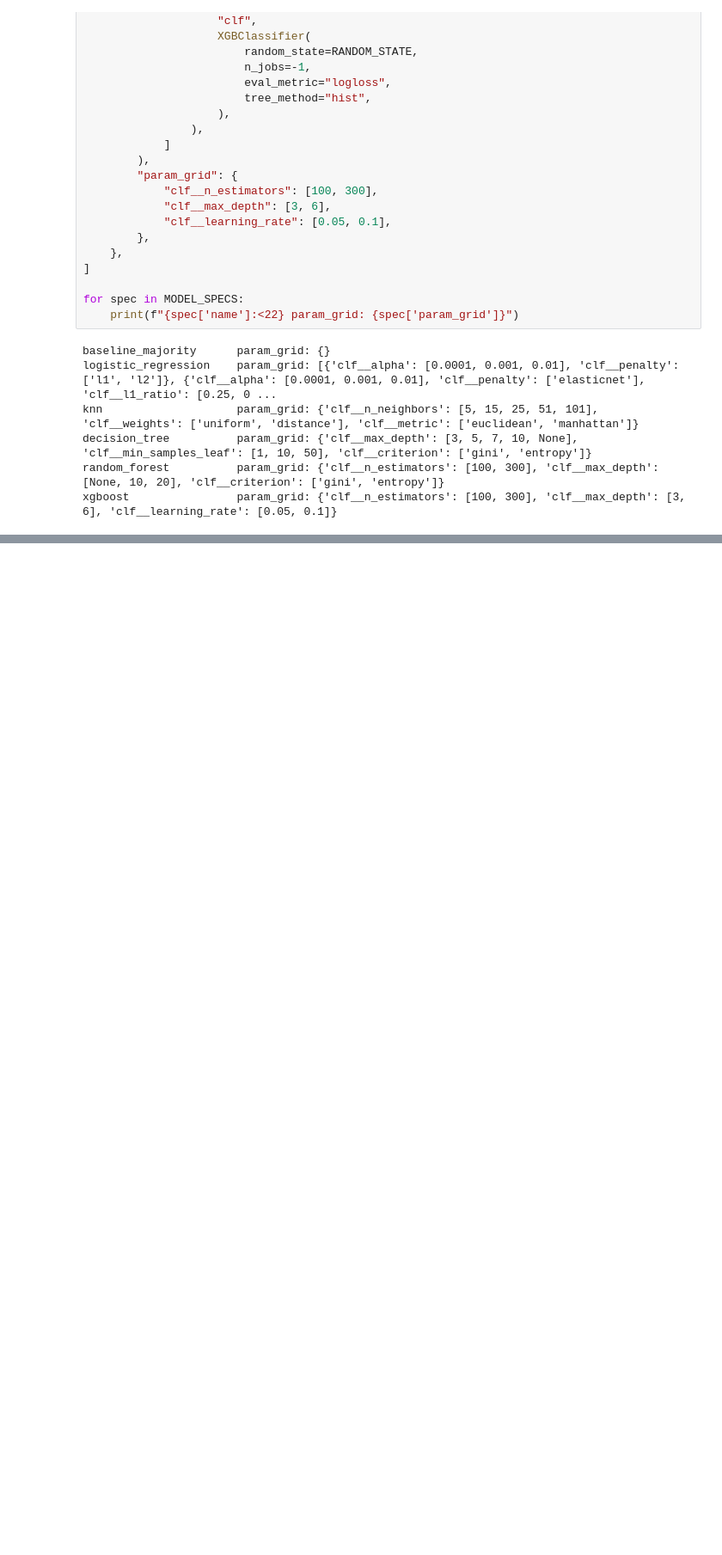
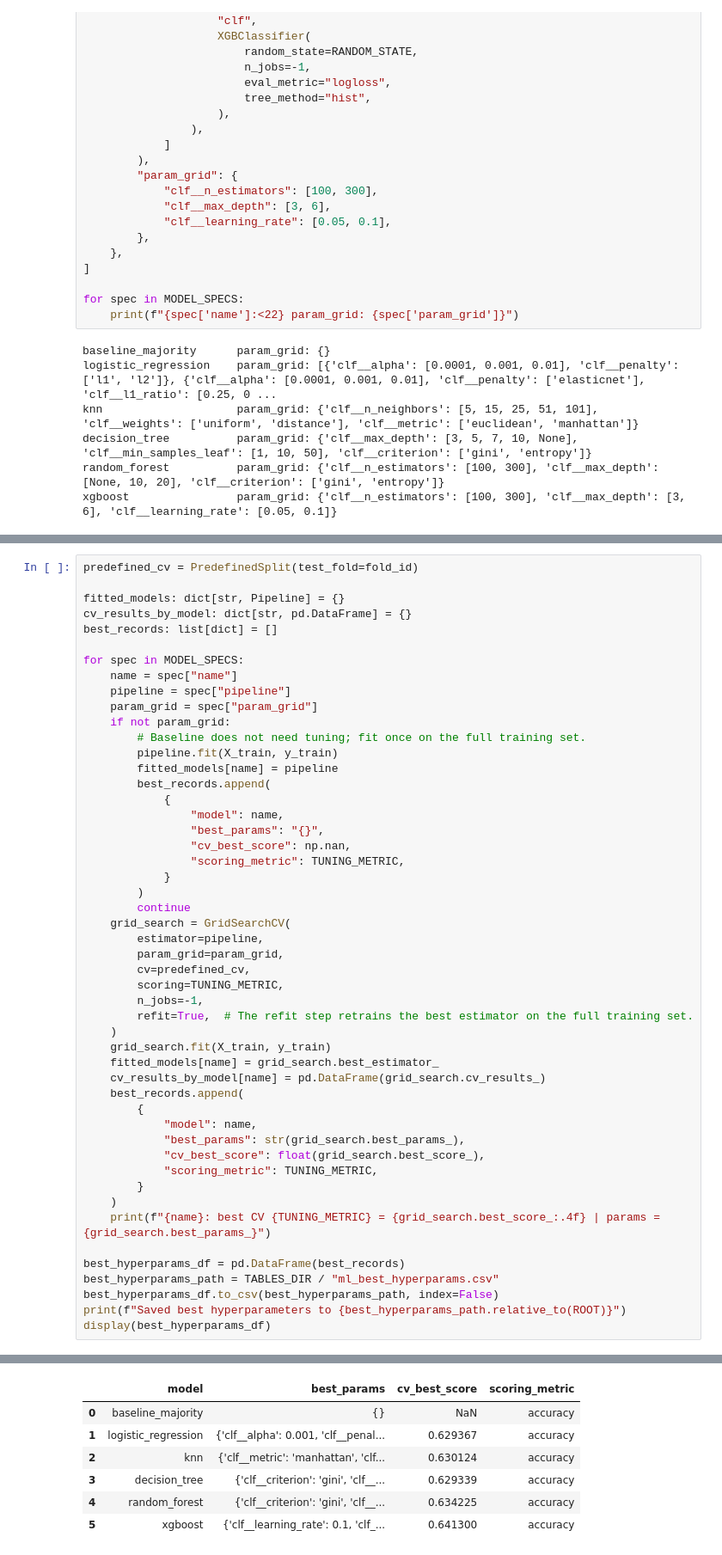
Before and after one commit to berenaydogan/DSA210-Project, a Jupyter notebook: notebooks/ml_modeling.ipynb, the cells around one changed output, grey strips where cells are left out. Shown at 86% size. Drawn from its saved outputs; the diff is of its cells as text; blank space fills up the shorter version.

```diff
--- a/notebooks/ml_modeling.ipynb
+++ b/notebooks/ml_modeling.ipynb
@@ -976,0 +981,51 @@ xgboost                param_grid: {'clf__n_estimators': [100, 300], 'clf__max_d
+# %%
+predefined_cv = PredefinedSplit(test_fold=fold_id)
+
+fitted_models: dict[str, Pipeline] = {}
+cv_results_by_model: dict[str, pd.DataFrame] = {}
+best_records: list[dict] = []
+
+for spec in MODEL_SPECS:
+    name = spec["name"]
+    pipeline = spec["pipeline"]
+    param_grid = spec["param_grid"]
+    if not param_grid:
+        # Baseline does not need tuning; fit once on the full training set.
+        pipeline.fit(X_train, y_train)
+        fitted_models[name] = pipeline
+        best_records.append(
+            {
+                "model": name,
+                "best_params": "{}",
+                "cv_best_score": np.nan,
+                "scoring_metric": TUNING_METRIC,
+            }
+        )
+        continue
+    grid_search = GridSearchCV(
+        estimator=pipeline,
+        param_grid=param_grid,
+        cv=predefined_cv,
+        scoring=TUNING_METRIC,
+        n_jobs=-1,
+        refit=True,  # The refit step retrains the best estimator on the full training set.
+    )
+    grid_search.fit(X_train, y_train)
+    fitted_models[name] = grid_search.best_estimator_
+    cv_results_by_model[name] = pd.DataFrame(grid_search.cv_results_)
+    best_records.append(
+        {
+            "model": name,
+            "best_params": str(grid_search.best_params_),
+            "cv_best_score": float(grid_search.best_score_),
+            "scoring_metric": TUNING_METRIC,
+        }
+    )
+    print(f"{name}: best CV {TUNING_METRIC} = {grid_search.best_score_:.4f} | params = {grid_search.best_params_}")
+
+best_hyperparams_df = pd.DataFrame(best_records)
+best_hyperparams_path = TABLES_DIR / "ml_best_hyperparams.csv"
+best_hyperparams_df.to_csv(best_hyperparams_path, index=False)
+print(f"Saved best hyperparameters to {best_hyperparams_path.relative_to(ROOT)}")
+display(best_hyperparams_df)
+# %% [output]
@@ -976,0 +1038,7 @@ xgboost                param_grid: {'clf__n_estimators': [100, 300], 'clf__max_d
+|  | model | best_params | cv_best_score | scoring_metric |
+| 0 | baseline_majority | {} | NaN | accuracy |
+| 1 | logistic_regression | {'clf__alpha': 0.001, 'clf__penal... | 0.629367 | accuracy |
+| 2 | knn | {'clf__metric': 'manhattan', 'clf... | 0.630124 | accuracy |
+| 3 | decision_tree | {'clf__criterion': 'gini', 'clf__... | 0.629339 | accuracy |
+| 4 | random_forest | {'clf__criterion': 'gini', 'clf__... | 0.634225 | accuracy |
+| 5 | xgboost | {'clf__learning_rate': 0.1, 'clf_... | 0.641300 | accuracy |
```
Also changed, not shown: parts of 4 cells of this notebook, 6 other files.
